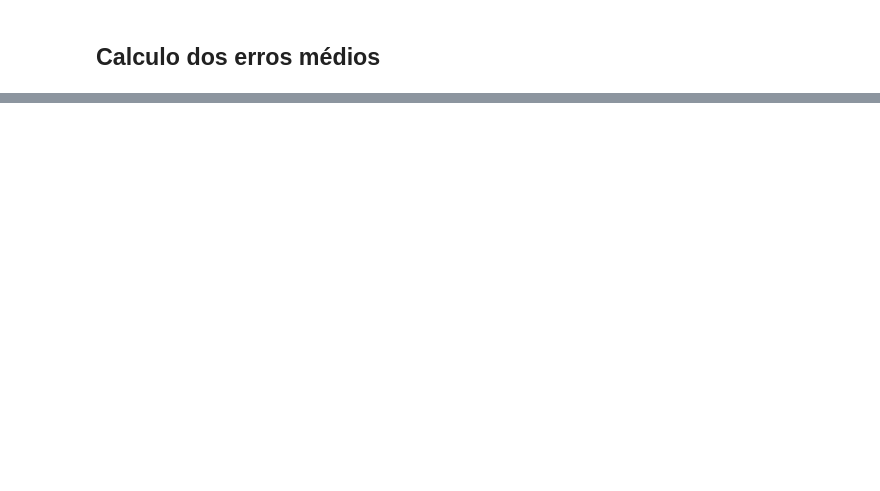
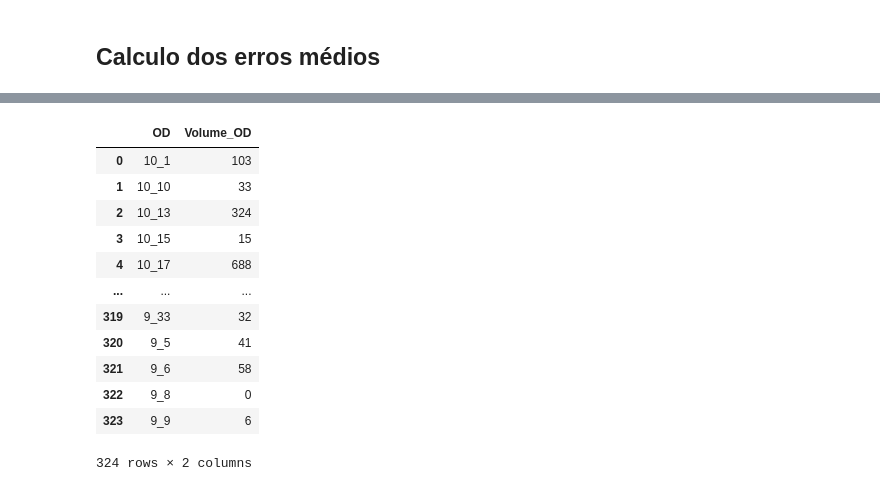
Before and after one commit to guilistocco/TCC_TABELA_DE_HORARIOS, a Jupyter notebook: Notebooks/modelagem OD - Volumes por OD.ipynb, the cells around one changed output, grey strips where cells are left out. Saved outputs shown, nothing was run; the diff lists cells and outputs as text; code cells hidden in the pictures; blank space fills up the shorter version.

```diff
--- a/Notebooks/modelagem OD - Volumes por OD.ipynb
+++ b/Notebooks/modelagem OD - Volumes por OD.ipynb
@@ -951,0 +1000,18 @@ erros_melted.pivot(columns='index', index='error_type', values='mean')
+# %%
+volumes_od = series_ods.groupby(by='OD').agg({'Volume_OD':'sum'}).reset_index()
+volumes_od['Volume_OD'] = volumes_od['Volume_OD'].astype(int)
+volumes_od
+# %% [output]
+|  | OD | Volume_OD |
+| 0 | 10_1 | 103 |
+| 1 | 10_10 | 33 |
+| 2 | 10_13 | 324 |
+| 3 | 10_15 | 15 |
+| 4 | 10_17 | 688 |
+| ... | ... | ... |
+| 319 | 9_33 | 32 |
+| 320 | 9_5 | 41 |
+| 321 | 9_6 | 58 |
+| 322 | 9_8 | 0 |
+| 323 | 9_9 | 6 |
+324 rows × 2 columns
```
Also changed, not shown: parts of 21 cells of this notebook, 5 other files.
